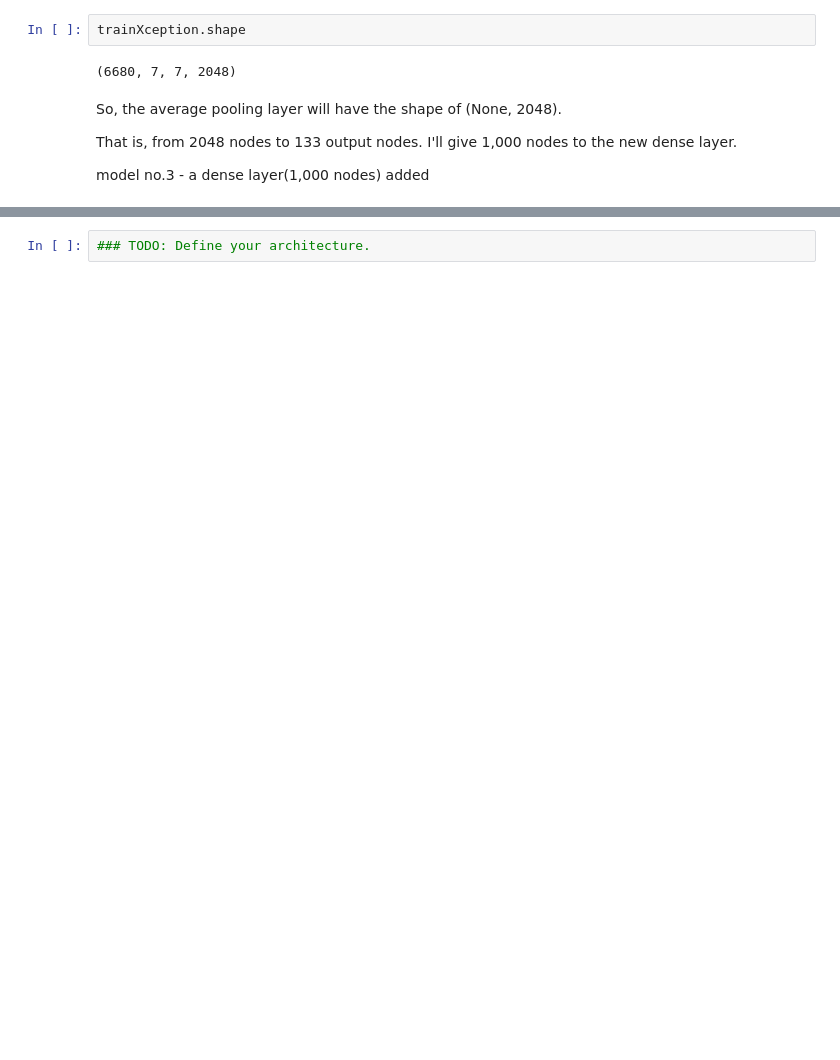
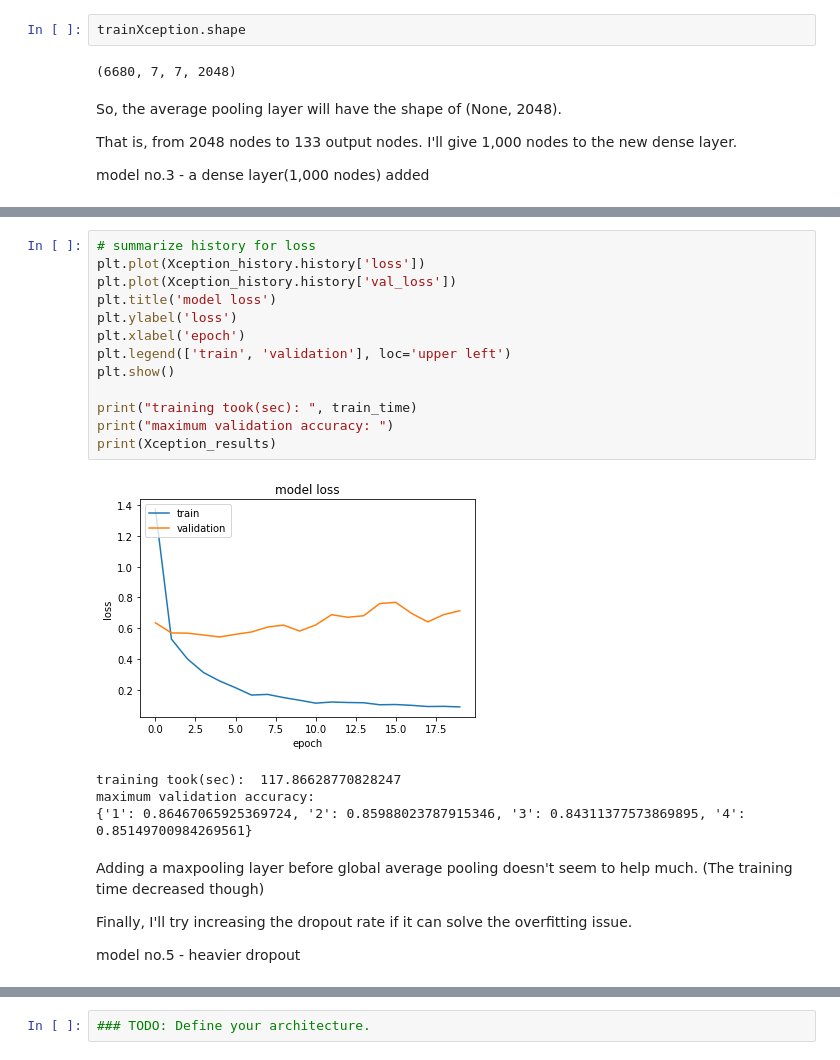
Before and after one commit to sseuraeki/dog-project, a Jupyter notebook: dog_app.ipynb, the cells around one changed output, grey strips where cells are left out. Saved outputs shown, nothing was run; the diff lists cells and outputs as text; blank space fills up the shorter version.

```diff
--- a/dog_app.ipynb
+++ b/dog_app.ipynb
@@ -1275,3 +1352,27 @@ model no.4 - one more dropout layer
+# %%
+# summarize history for loss
+plt.plot(Xception_history.history['loss'])
+plt.plot(Xception_history.history['val_loss'])
+plt.title('model loss')
+plt.ylabel('loss')
+plt.xlabel('epoch')
+plt.legend(['train', 'validation'], loc='upper left')
+plt.show()
+
+print("training took(sec): ", train_time)
+print("maximum validation accuracy: ")
+print(Xception_results)
+# %% [output]
+[figure, added]
+training took(sec):  117.86628770828247
+maximum validation accuracy:
+{'1': 0.86467065925369724, '2': 0.85988023787915346, '3': 0.84311377573869895, '4': 0.85149700984269561}
+# %% [markdown]
+Adding a maxpooling layer before global average pooling doesn't seem to help much. (The training time decreased though)
+
+Finally, I'll try increasing the dropout rate if it can solve the overfitting issue.
+
+model no.5 - heavier dropout
 # %%
 my_model = Sequential()
 
```
Also changed, not shown: parts of 43 cells of this notebook.
